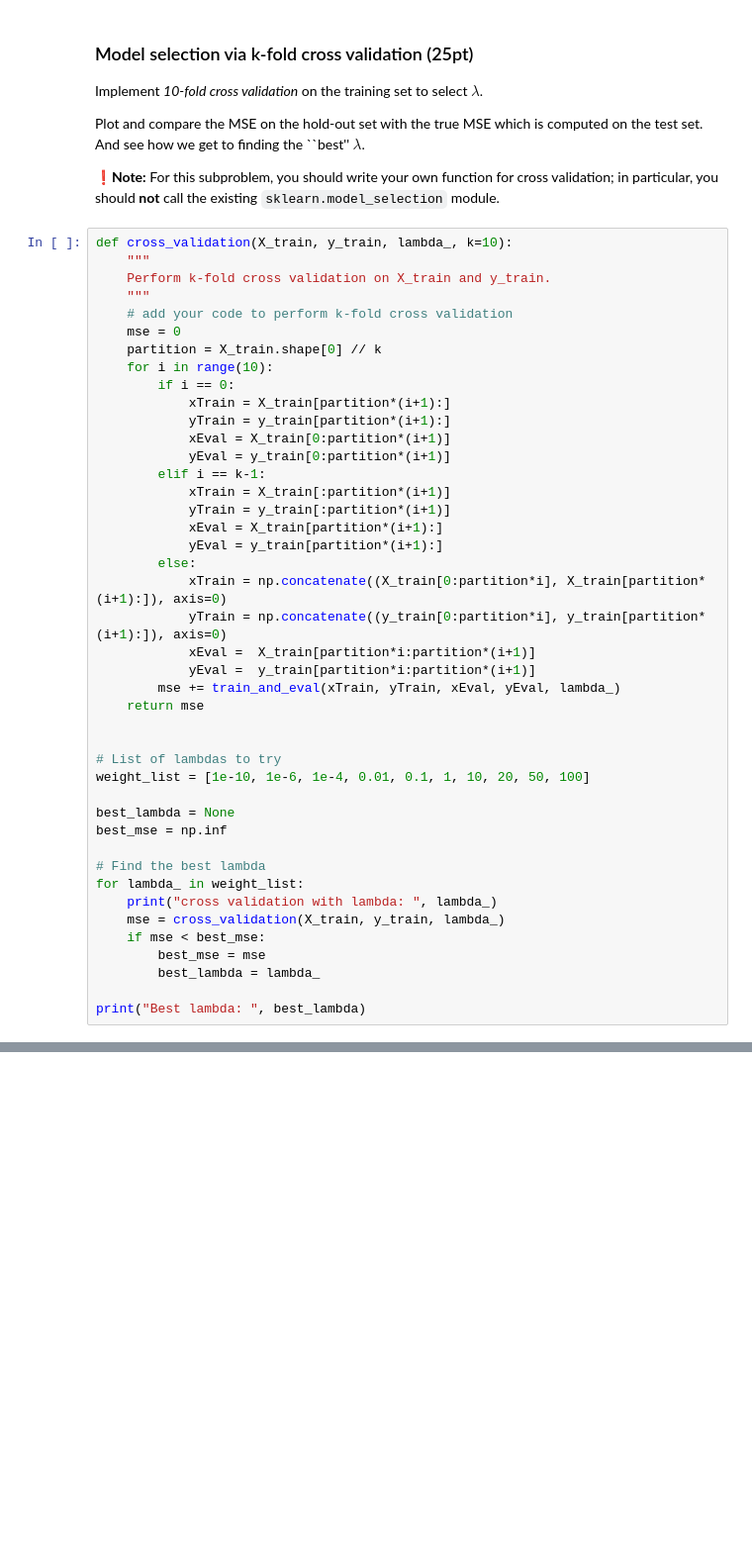
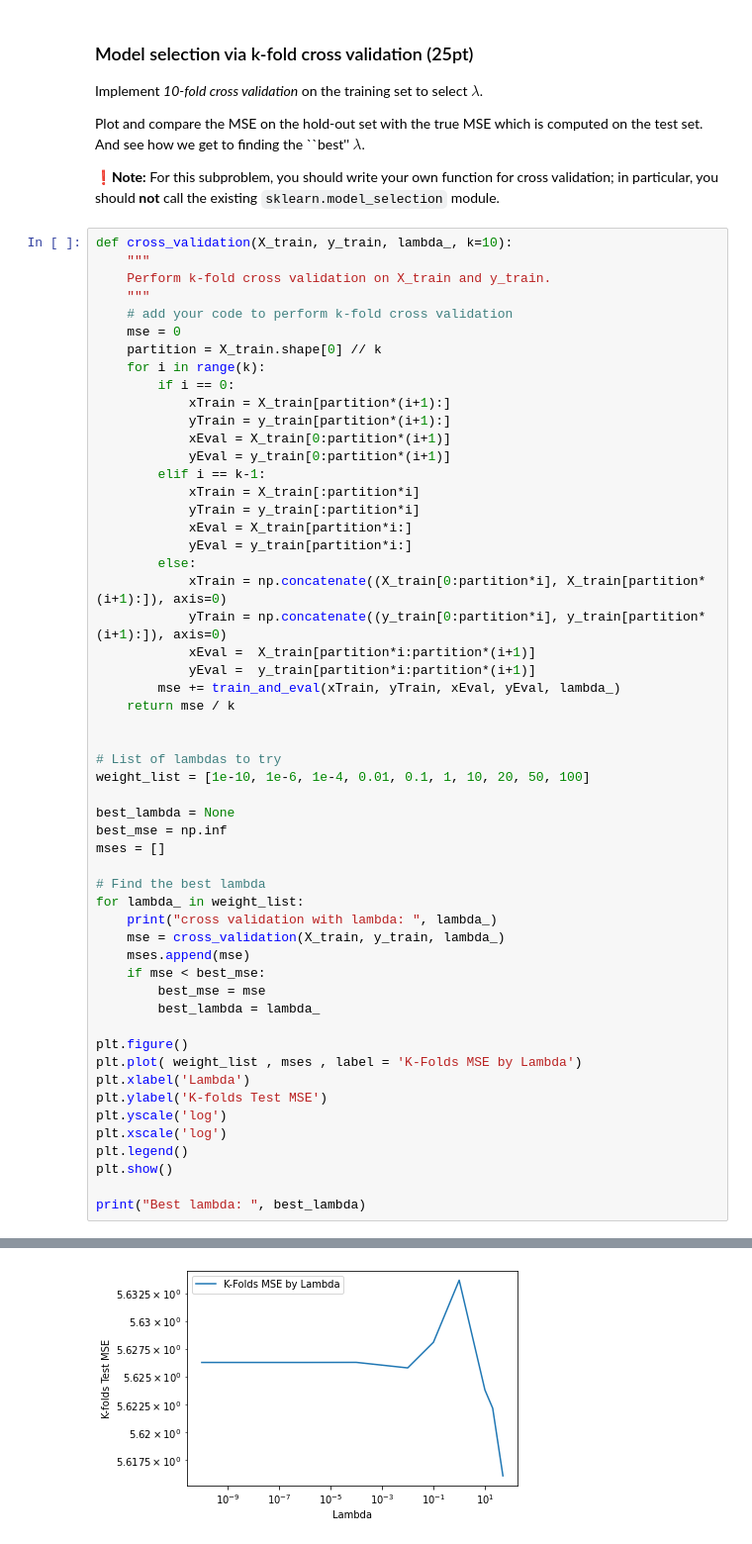
Before and after one commit to jbrouwer5/Linear-Regression, a Jupyter notebook: project1_regression_modelsel.ipynb, the cells around one changed output, grey strips where cells are left out. Shown at 99% size. Saved outputs shown, nothing was run; the diff lists cells and outputs as text; blank space fills up the shorter version.

```diff
--- a/project1_regression_modelsel.ipynb
+++ b/project1_regression_modelsel.ipynb
@@ -345,24 +349,24 @@ def cross_validation(X_train, y_train, lambda_, k=10):
     # add your code to perform k-fold cross validation
     mse = 0
     partition = X_train.shape[0] // k
-    for i in range(10):
+    for i in range(k):
         if i == 0:
             xTrain = X_train[partition*(i+1):]
             yTrain = y_train[partition*(i+1):]
             xEval = X_train[0:partition*(i+1)]
             yEval = y_train[0:partition*(i+1)]
         elif i == k-1:
-            xTrain = X_train[:partition*(i+1)]
-            yTrain = y_train[:partition*(i+1)]
-            xEval = X_train[partition*(i+1):]
-            yEval = y_train[partition*(i+1):]
+            xTrain = X_train[:partition*i]
+            yTrain = y_train[:partition*i]
+            xEval = X_train[partition*i:]
+            yEval = y_train[partition*i:]
         else:
             xTrain = np.concatenate((X_train[0:partition*i], X_train[partition*(i+1):]), axis=0)
             yTrain = np.concatenate((y_train[0:partition*i], y_train[partition*(i+1):]), axis=0)
             xEval =  X_train[partition*i:partition*(i+1)]
             yEval =  y_train[partition*i:partition*(i+1)]
         mse += train_and_eval(xTrain, yTrain, xEval, yEval, lambda_)
-    return mse
+    return mse / k
 
 
 # List of lambdas to try
@@ -370,15 +374,26 @@ weight_list = [1e-10, 1e-6, 1e-4, 0.01, 0.1, 1, 10, 20, 50, 100]
 
 best_lambda = None
 best_mse = np.inf
+mses = []
 
 # Find the best lambda
 for lambda_ in weight_list:
     print("cross validation with lambda: ", lambda_)
     mse = cross_validation(X_train, y_train, lambda_)
+    mses.append(mse)
     if mse < best_mse:
         best_mse = mse
         best_lambda = lambda_
 
+plt.figure()
+plt.plot( weight_list , mses , label = 'K-Folds MSE by Lambda')
+plt.xlabel('Lambda')
+plt.ylabel('K-folds Test MSE')
+plt.yscale('log')
+plt.xscale('log')
+plt.legend()
+plt.show()
+
 print("Best lambda: ", best_lambda)
 # %% [output]
 cross validation with lambda:  1e-10
@@ -400,0 +408 @@ cross validation with lambda:  1e-10
+[figure, added]
```
Also changed, not shown: parts of 6 cells of this notebook.
